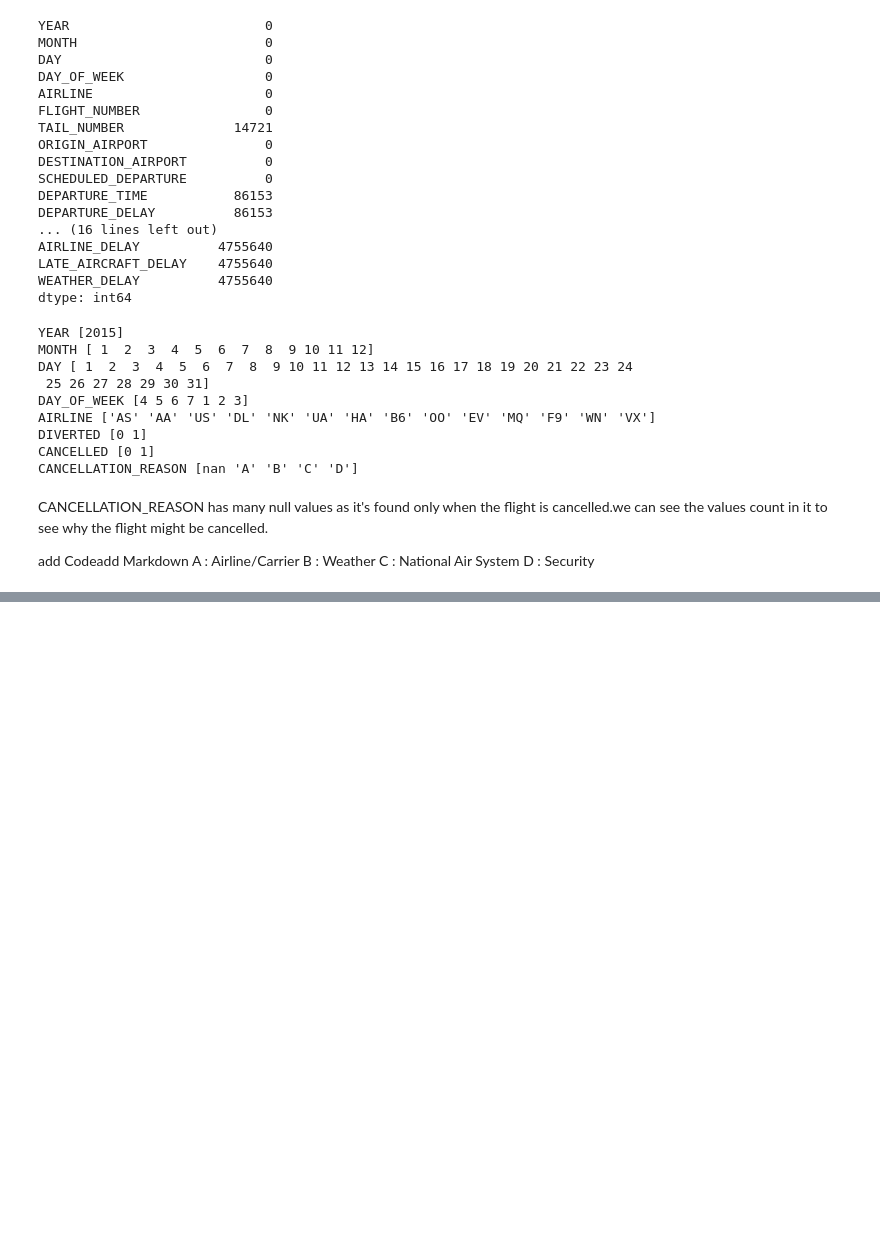
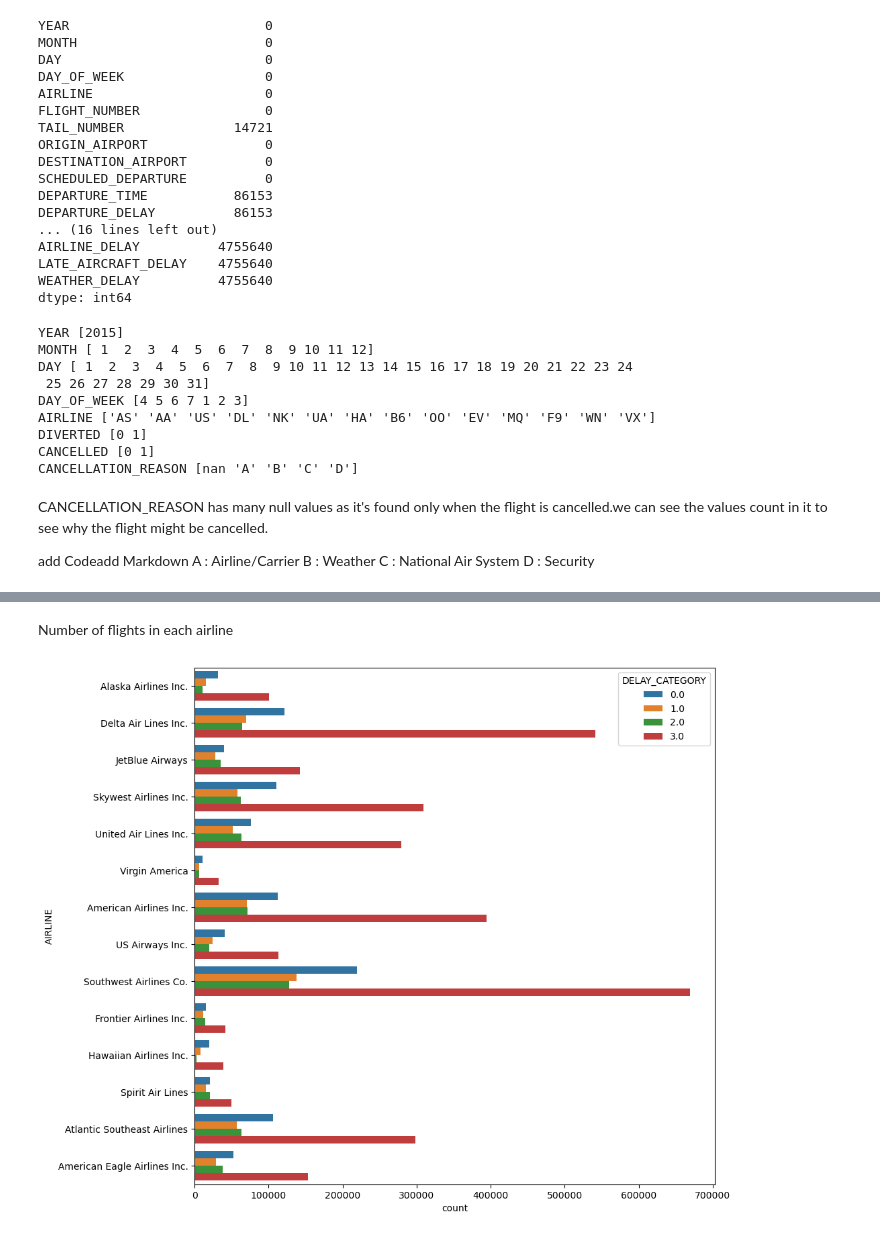
Before and after one commit to abdyraman/air-flighs-analysis, a Jupyter notebook: air_flight_dataset.ipynb, the cells around one changed output, grey strips where cells are left out. Cells and saved outputs as stored; diff of their text form; code cells hidden in the pictures; blank space fills up the shorter version.

```diff
--- a/air_flight_dataset.ipynb
+++ b/air_flight_dataset.ipynb
@@ -57,0 +301,12 @@ sns.countplot(data=df_flights[df_flights['CANCELLATION_REASON'].notnull()], y='C
+# %%
+dfi.loc[ (dfi['ARRIVAL_DELAY']>=0) & (dfi['ARRIVAL_DELAY']<=10), 'DELAY_CATEGORY'] = 0
+dfi.loc[(dfi['ARRIVAL_DELAY']>10) & (dfi['ARRIVAL_DELAY']<=30), 'DELAY_CATEGORY'] = 1
+dfi.loc[(dfi['ARRIVAL_DELAY']>30), 'DELAY_CATEGORY'] = 2
+dfi.loc[(dfi['ARRIVAL_DELAY']<0), 'DELAY_CATEGORY'] = 3
+# %% [markdown]
+Number of flights in each airline
+# %%
+fig = plt.figure(1, figsize=(10,10))
+ax=sns.countplot(y='AIRLINE', hue='DELAY_CATEGORY', data=dfi)
+# %% [output]
+[figure, added]
```
Also changed, not shown: parts of 45 cells of this notebook.
